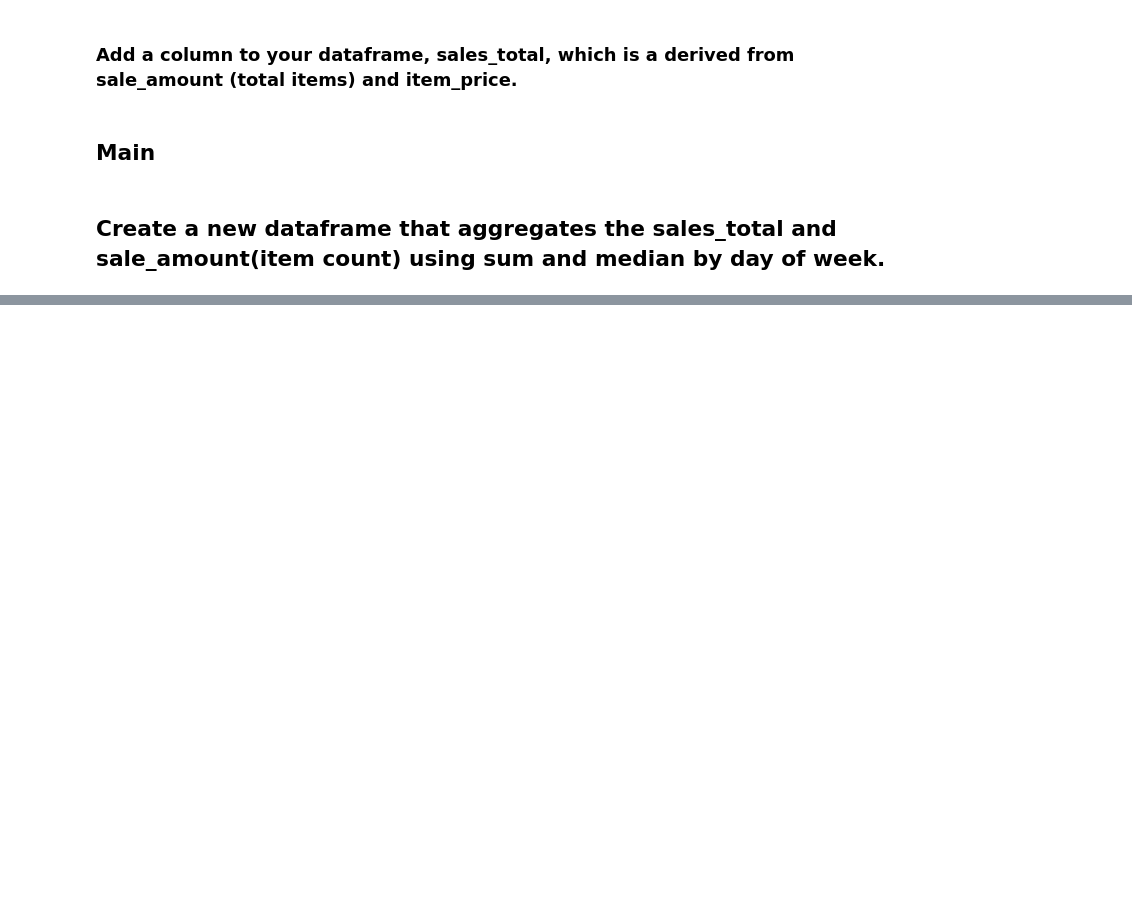
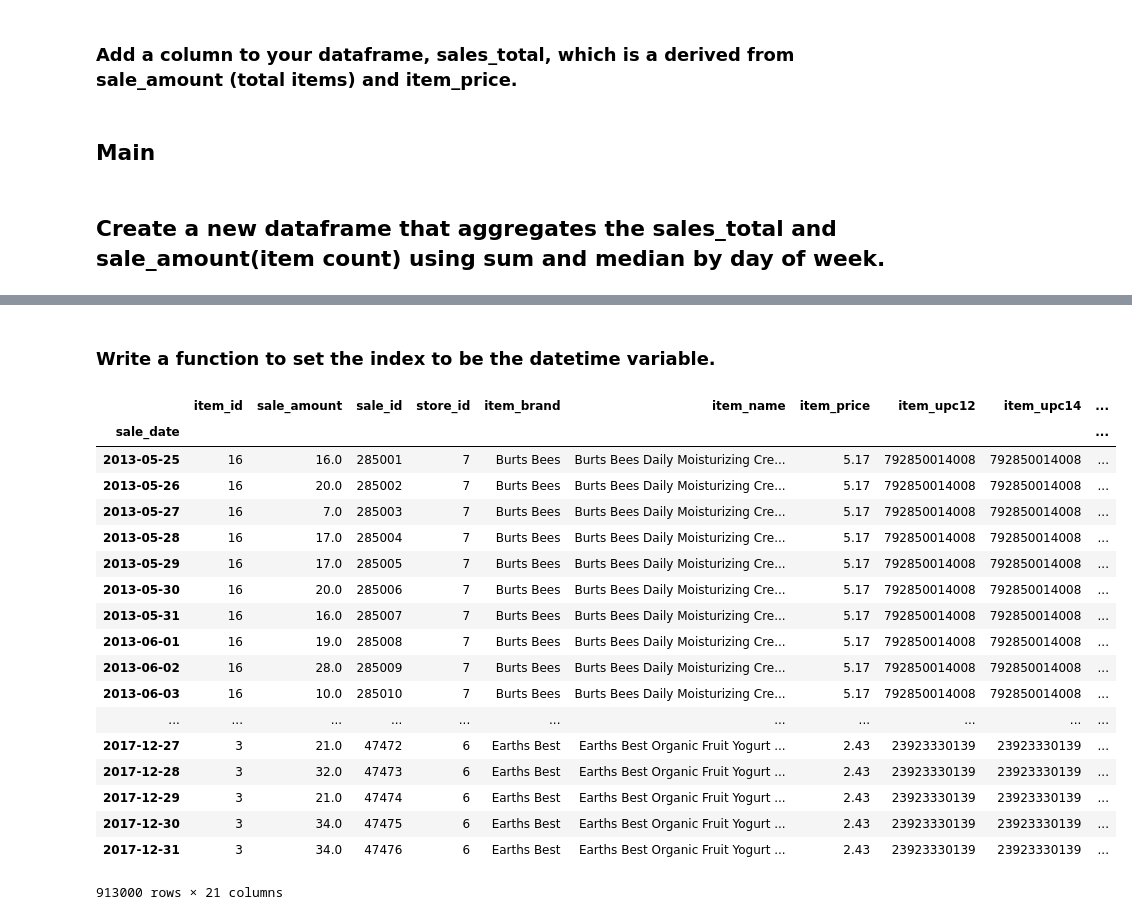
Before and after one commit to ecdedios/ds-methodologies-exercises, a Jupyter notebook: time_series/playground.ipynb, the cells around one changed output, grey strips where cells are left out. Drawn from its saved outputs; the diff is of its cells as text; code cells hidden in the pictures; blank space fills up the shorter version.

```diff
--- a/time_series/playground.ipynb
+++ b/time_series/playground.ipynb
@@ -172,0 +186,26 @@ df.head(10)
+# %% [markdown]
+### Write a function to set the index to be the datetime variable.
+# %%
+df = df.set_index('sale_date')
+# %%
+df
+# %% [output]
+|  | item_id | sale_amount | sale_id | store_id | item_brand | item_name | item_price | item_upc12 | item_upc14 | ... |
+| sale_date |  |  |  |  |  |  |  |  |  | ... |
+| 2013-05-25 | 16 | 16.0 | 285001 | 7 | Burts Bees | Burts Bees Daily Moisturizing Cre... | 5.17 | 792850014008 | 792850014008 | ... |
+| 2013-05-26 | 16 | 20.0 | 285002 | 7 | Burts Bees | Burts Bees Daily Moisturizing Cre... | 5.17 | 792850014008 | 792850014008 | ... |
+| 2013-05-27 | 16 | 7.0 | 285003 | 7 | Burts Bees | Burts Bees Daily Moisturizing Cre... | 5.17 | 792850014008 | 792850014008 | ... |
+| 2013-05-28 | 16 | 17.0 | 285004 | 7 | Burts Bees | Burts Bees Daily Moisturizing Cre... | 5.17 | 792850014008 | 792850014008 | ... |
+| 2013-05-29 | 16 | 17.0 | 285005 | 7 | Burts Bees | Burts Bees Daily Moisturizing Cre... | 5.17 | 792850014008 | 792850014008 | ... |
+| 2013-05-30 | 16 | 20.0 | 285006 | 7 | Burts Bees | Burts Bees Daily Moisturizing Cre... | 5.17 | 792850014008 | 792850014008 | ... |
+| 2013-05-31 | 16 | 16.0 | 285007 | 7 | Burts Bees | Burts Bees Daily Moisturizing Cre... | 5.17 | 792850014008 | 792850014008 | ... |
+| 2013-06-01 | 16 | 19.0 | 285008 | 7 | Burts Bees | Burts Bees Daily Moisturizing Cre... | 5.17 | 792850014008 | 792850014008 | ... |
+| 2013-06-02 | 16 | 28.0 | 285009 | 7 | Burts Bees | Burts Bees Daily Moisturizing Cre... | 5.17 | 792850014008 | 792850014008 | ... |
+| 2013-06-03 | 16 | 10.0 | 285010 | 7 | Burts Bees | Burts Bees Daily Moisturizing Cre... | 5.17 | 792850014008 | 792850014008 | ... |
+| ... | ... | ... | ... | ... | ... | ... | ... | ... | ... | ... |
+| 2017-12-27 | 3 | 21.0 | 47472 | 6 | Earths Best | Earths Best Organic Fruit Yogurt ... | 2.43 | 23923330139 | 23923330139 | ... |
+| 2017-12-28 | 3 | 32.0 | 47473 | 6 | Earths Best | Earths Best Organic Fruit Yogurt ... | 2.43 | 23923330139 | 23923330139 | ... |
+| 2017-12-29 | 3 | 21.0 | 47474 | 6 | Earths Best | Earths Best Organic Fruit Yogurt ... | 2.43 | 23923330139 | 23923330139 | ... |
+| 2017-12-30 | 3 | 34.0 | 47475 | 6 | Earths Best | Earths Best Organic Fruit Yogurt ... | 2.43 | 23923330139 | 23923330139 | ... |
+| 2017-12-31 | 3 | 34.0 | 47476 | 6 | Earths Best | Earths Best Organic Fruit Yogurt ... | 2.43 | 23923330139 | 23923330139 | ... |
+913000 rows × 21 columns
```
Also changed, not shown: parts of 13 cells of this notebook, 3 other files.
